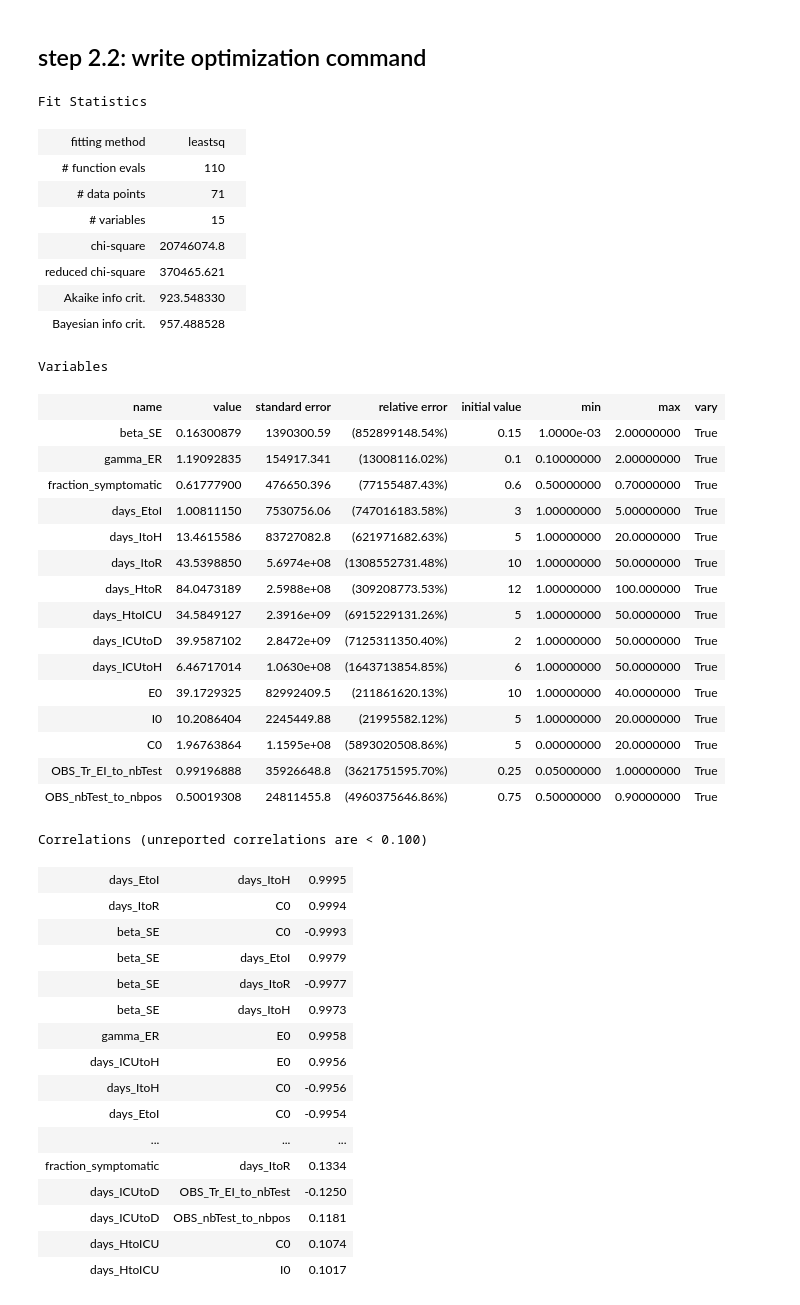
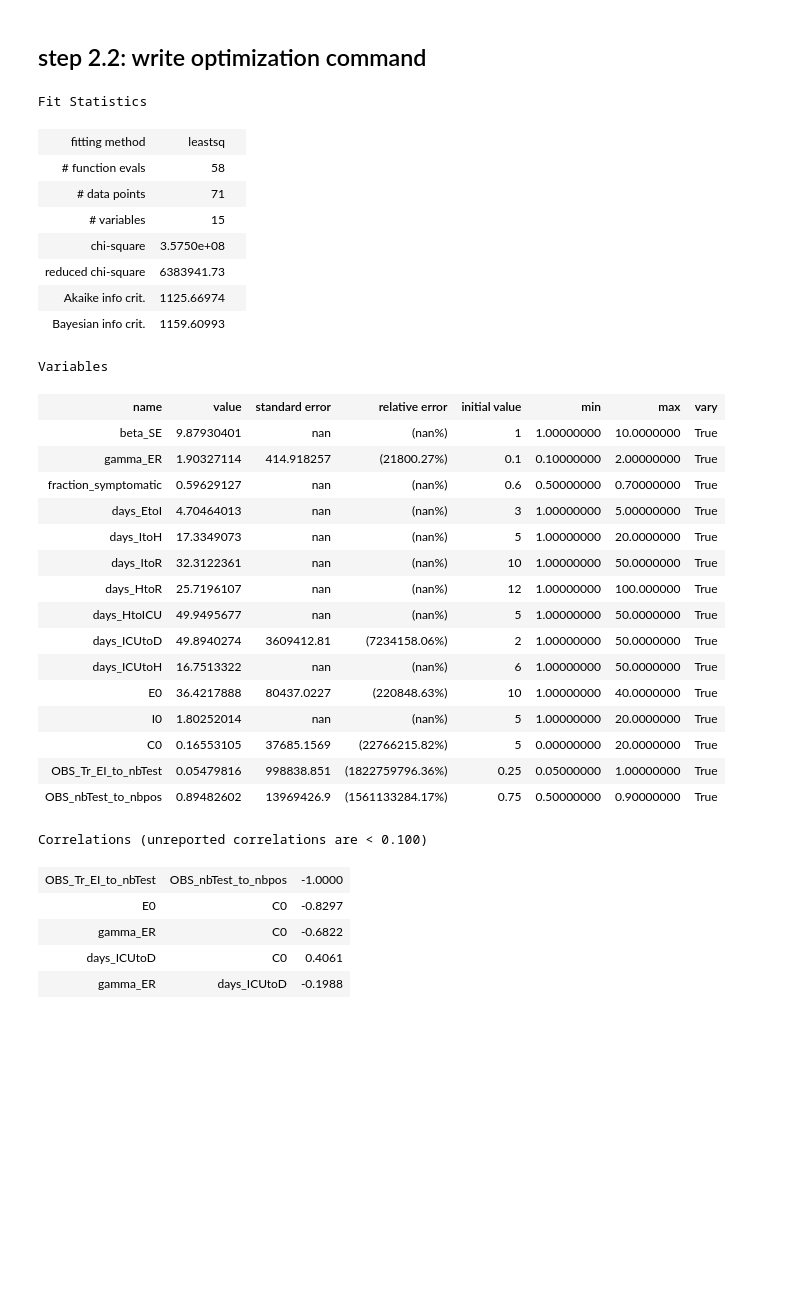
Before and after one commit to dimiphoton/bigdataSIR, a Jupyter notebook: SICRH_aurelien.ipynb, the cells around one changed output. Saved outputs shown, nothing was run; the diff lists cells and outputs as text; code cells hidden in the pictures; blank space fills up the shorter version.

```diff
--- a/SICRH_aurelien.ipynb
+++ b/SICRH_aurelien.ipynb
@@ -76,7 +63,7 @@ def deriv(y, t, N, ps):
 # https://lmfit.github.io/lmfit-py/parameters.html
 
 params = Parameters()
-params.add('beta_SE', value=0.15, min=0.001, max=2)
+params.add('beta_SE', value=0.15, min=1, max=10)
 params.add('gamma_ER', value= 0.05, min=0.1, max=2)
 params.add('fraction_symptomatic', value= 0.6, min=0.5, max=0.7)
 params.add('days_EtoI', value= 3, min=1, max=5)
@@ -94,16 +81,6 @@ params.add('OBS_nbTest_to_nbpos',value=0.75,min=0.5,max=0.9)
 # params.add('OBS_H_to_ICU',value=0.1,min=0.01,max=0.5) mistake??
 # %% [markdown]
 ## step 1.3 writing the solver ##
-# %%
-#this function solves the ode
-#input: function deriv, initial compartiments y0, t, and N,ps as arguments??
-#output: the ode solution
-def odesol(y,t,N,ps):
-
-    ts = np.linspace(0, t, t+1)
-    x = odeint(deriv, y, ts, args=(N, ps))
-
-    return x
 # %%
 params
 # %% [output]
@@ -193,53 +159,44 @@ array([ 2.81244094e-01, -4.68190817e+00, -9.64539149e+00, -1.06080568e+01,
 # %% [markdown]
 ## step 2.2: write optimization command ##
 # %%
+#mini = Minimizer(residual, params, (data.shape[0] - 1, data, 1e6))
 mini = Minimizer(residual, params, (data.shape[0] - 1, data, 1e6))
-result = mini.minimize()
+result=mini.minimize(method='leastsq')
+#result = mini.minimize()
 result
 # %% [output]
 Fit Statistics
 | fitting method | leastsq |  |
-| # function evals | 110 |  |
+| # function evals | 58 |  |
 | # data points | 71 |  |
 | # variables | 15 |  |
-| chi-square | 20746074.8 |  |
-| reduced chi-square | 370465.621 |  |
-| Akaike info crit. | 923.548330 |  |
-| Bayesian info crit. | 957.488528 |  |
+| chi-square | 3.5750e+08 |  |
+| reduced chi-square | 6383941.73 |  |
+| Akaike info crit. | 1125.66974 |  |
+| Bayesian info crit. | 1159.60993 |  |
 Variables
 | name | value | standard error | relative error | initial value | min | max | vary |
-| beta_SE | 0.16300879 | 1390300.59 | (852899148.54%) | 0.15 | 1.0000e-03 | 2.00000000 | True |
-| gamma_ER | 1.19092835 | 154917.341 | (13008116.02%) | 0.1 | 0.10000000 | 2.00000000 | True |
-| fraction_symptomatic | 0.61777900 | 476650.396 | (77155487.43%) | 0.6 | 0.50000000 | 0.70000000 | True |
-| days_EtoI | 1.00811150 | 7530756.06 | (747016183.58%) | 3 | 1.00000000 | 5.00000000 | True |
-| days_ItoH | 13.4615586 | 83727082.8 | (621971682.63%) | 5 | 1.00000000 | 20.0000000 | True |
-| days_ItoR | 43.5398850 | 5.6974e+08 | (1308552731.48%) | 10 | 1.00000000 | 50.0000000 | True |
-| days_HtoR | 84.0473189 | 2.5988e+08 | (309208773.53%) | 12 | 1.00000000 | 100.000000 | True |
-| days_HtoICU | 34.5849127 | 2.3916e+09 | (6915229131.26%) | 5 | 1.00000000 | 50.0000000 | True |
-| days_ICUtoD | 39.9587102 | 2.8472e+09 | (7125311350.40%) | 2 | 1.00000000 | 50.0000000 | True |
-| days_ICUtoH | 6.46717014 | 1.0630e+08 | (1643713854.85%) | 6 | 1.00000000 | 50.0000000 | True |
-| E0 | 39.1729325 | 82992409.5 | (211861620.13%) | 10 | 1.00000000 | 40.0000000 | True |
-| I0 | 10.2086404 | 2245449.88 | (21995582.12%) | 5 | 1.00000000 | 20.0000000 | True |
-| C0 | 1.96763864 | 1.1595e+08 | (5893020508.86%) | 5 | 0.00000000 | 20.0000000 | True |
-| OBS_Tr_EI_to_nbTest | 0.99196888 | 35926648.8 | (3621751595.70%) | 0.25 | 0.05000000 | 1.00000000 | True |
-| OBS_nbTest_to_nbpos | 0.50019308 | 24811455.8 | (4960375646.86%) | 0.75 | 0.50000000 | 0.90000000 | True |
+| beta_SE | 9.87930401 | nan | (nan%) | 1 | 1.00000000 | 10.0000000 | True |
+| gamma_ER | 1.90327114 | 414.918257 | (21800.27%) | 0.1 | 0.10000000 | 2.00000000 | True |
+| fraction_symptomatic | 0.59629127 | nan | (nan%) | 0.6 | 0.50000000 | 0.70000000 | True |
+| days_EtoI | 4.70464013 | nan | (nan%) | 3 | 1.00000000 | 5.00000000 | True |
+| days_ItoH | 17.3349073 | nan | (nan%) | 5 | 1.00000000 | 20.0000000 | True |
+| days_ItoR | 32.3122361 | nan | (nan%) | 10 | 1.00000000 | 50.0000000 | True |
+| days_HtoR | 25.7196107 | nan | (nan%) | 12 | 1.00000000 | 100.000000 | True |
+| days_HtoICU | 49.9495677 | nan | (nan%) | 5 | 1.00000000 | 50.0000000 | True |
+| days_ICUtoD | 49.8940274 | 3609412.81 | (7234158.06%) | 2 | 1.00000000 | 50.0000000 | True |
+| days_ICUtoH | 16.7513322 | nan | (nan%) | 6 | 1.00000000 | 50.0000000 | True |
+| E0 | 36.4217888 | 80437.0227 | (220848.63%) | 10 | 1.00000000 | 40.0000000 | True |
+| I0 | 1.80252014 | nan | (nan%) | 5 | 1.00000000 | 20.0000000 | True |
+| C0 | 0.16553105 | 37685.1569 | (22766215.82%) | 5 | 0.00000000 | 20.0000000 | True |
+| OBS_Tr_EI_to_nbTest | 0.05479816 | 998838.851 | (1822759796.36%) | 0.25 | 0.05000000 | 1.00000000 | True |
+| OBS_nbTest_to_nbpos | 0.89482602 | 13969426.9 | (1561133284.17%) | 0.75 | 0.50000000 | 0.90000000 | True |
 Correlations (unreported correlations are < 0.100)
-| days_EtoI | days_ItoH | 0.9995 |
-| days_ItoR | C0 | 0.9994 |
-| beta_SE | C0 | -0.9993 |
-| beta_SE | days_EtoI | 0.9979 |
-| beta_SE | days_ItoR | -0.9977 |
-| beta_SE | days_ItoH | 0.9973 |
-| gamma_ER | E0 | 0.9958 |
-| days_ICUtoH | E0 | 0.9956 |
-| days_ItoH | C0 | -0.9956 |
-| days_EtoI | C0 | -0.9954 |
-| ... | ... | ... |
-| fraction_symptomatic | days_ItoR | 0.1334 |
-| days_ICUtoD | OBS_Tr_EI_to_nbTest | -0.1250 |
-| days_ICUtoD | OBS_nbTest_to_nbpos | 0.1181 |
-| days_HtoICU | C0 | 0.1074 |
-| days_HtoICU | I0 | 0.1017 |
+| OBS_Tr_EI_to_nbTest | OBS_nbTest_to_nbpos | -1.0000 |
+| E0 | C0 | -0.8297 |
+| gamma_ER | C0 | -0.6822 |
+| days_ICUtoD | C0 | 0.4061 |
+| gamma_ER | days_ICUtoD | -0.1988 |
 # %%
 
 E0=result.params['E0'].value
```
Also changed, not shown: parts of 10 cells of this notebook, 6 other files.
